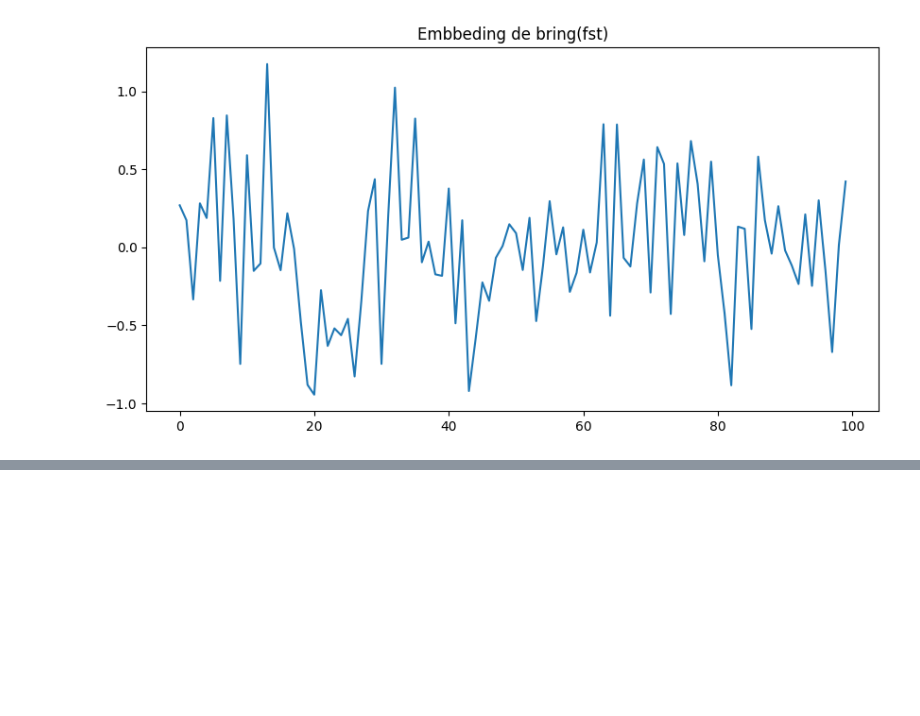
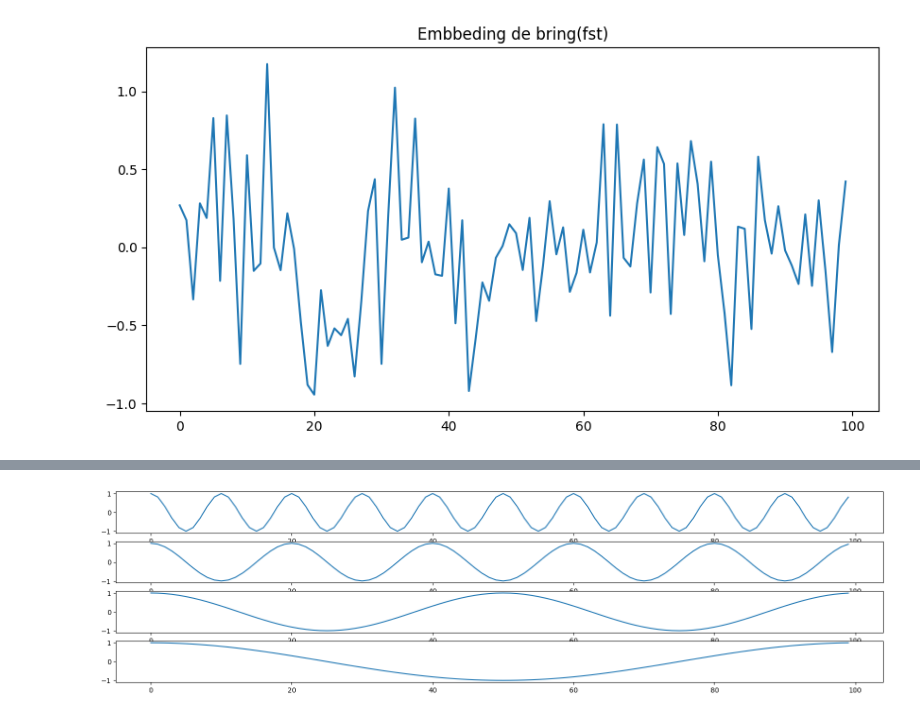
Before and after one commit to jahzeel-ulises/MODULACION, a Jupyter notebook: Modulacion.ipynb, the cells around one changed output, grey strips where cells are left out. Cells and saved outputs as stored; diff of their text form; code cells hidden in the pictures; blank space fills up the shorter version.

```diff
--- a/Modulacion.ipynb
+++ b/Modulacion.ipynb
@@ -103,0 +104,7 @@ Text(0.5, 0, 'Time')
+# %%
+t = []
+for x in [100,200,500,1000]:
+    dt = np.arange(0,10,1/x)
+    t.append(dt)
+
+print(t)
@@ -103,0 +129,10 @@ Text(0.5, 0, 'Time')
+# %%
+fc = 10
+fig,ax = plt.subplots(len(t),figsize=(20,5))
+
+for i in range(len(t)):
+    phi = 2*np.pi*fc*t[i][0:100]
+    sig_mod = np.cos(phi)
+    ax[i].plot(sig_mod)
+# %% [output]
+[figure, added]
```
Also changed, not shown: parts of 3 cells of this notebook.
